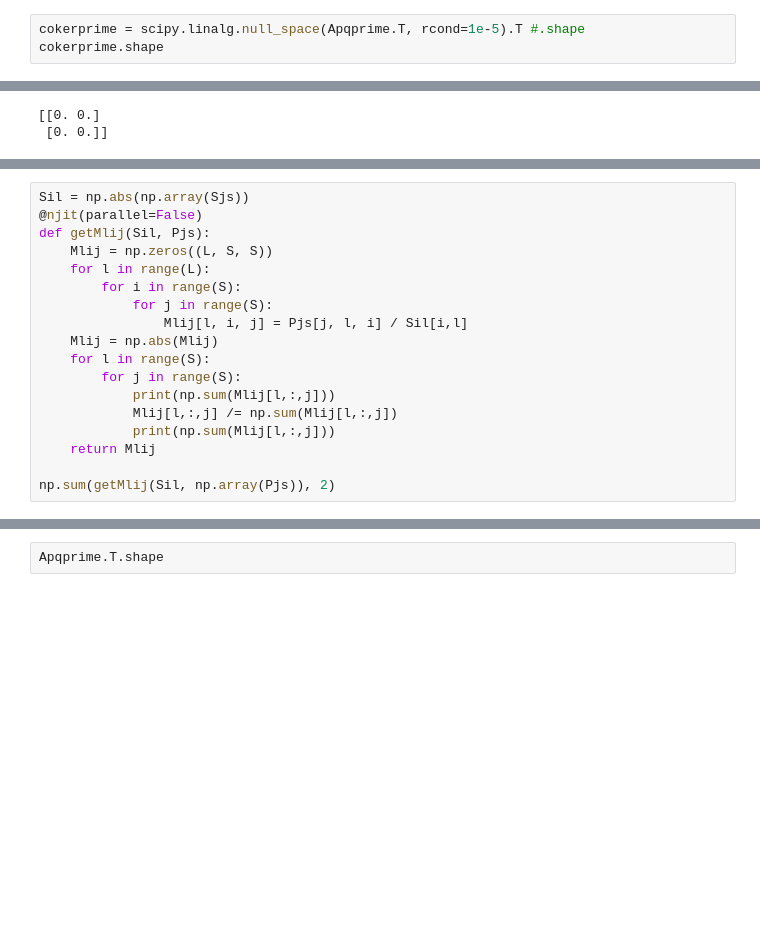
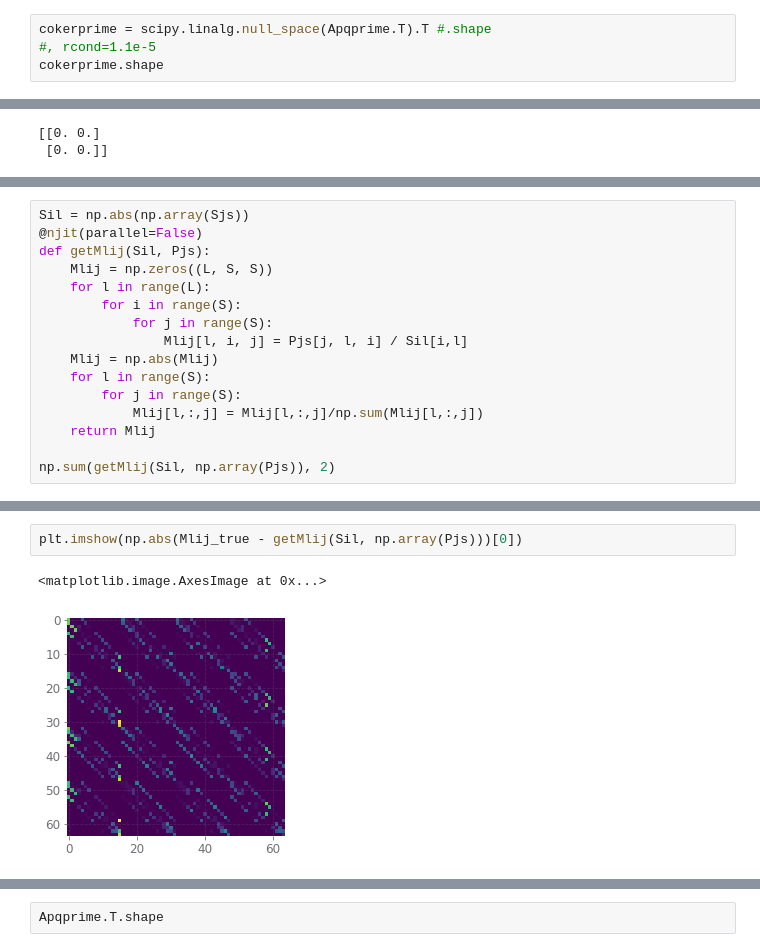
Before and after one commit to hetankevin/off-policy, a Jupyter notebook: ClusterTrajectory.ipynb, the cells around one changed output, grey strips where cells are left out. Saved outputs shown, nothing was run; the diff lists cells and outputs as text; blank space fills up the shorter version.

```diff
--- a/ClusterTrajectory.ipynb
+++ b/ClusterTrajectory.ipynb
@@ -349,5 +438,6 @@ plt.imshow(Apqprime != 0, aspect='auto', cmap='tab20')
 # %%
-cokerprime = scipy.linalg.null_space(Apqprime.T, rcond=1e-5).T #.shape
+cokerprime = scipy.linalg.null_space(Apqprime.T).T #.shape
+#, rcond=1.1e-5
 cokerprime.shape
 # %% [output]
 (2, 256)
@@ -395,9 +485,7 @@ def getMlij(Sil, Pjs):
     Mlij = np.abs(Mlij)
     for l in range(S):
         for j in range(S):
-            print(np.sum(Mlij[l,:,j]))
-            Mlij[l,:,j] /= np.sum(Mlij[l,:,j])
-            print(np.sum(Mlij[l,:,j]))
+            Mlij[l,:,j] = Mlij[l,:,j]/np.sum(Mlij[l,:,j])
     return Mlij
 
 np.sum(getMlij(Sil, np.array(Pjs)), 2)
@@ -405,0 +510,5 @@ NameError: name 'np' is not defined
+# %%
+plt.imshow(np.abs(Mlij_true - getMlij(Sil, np.array(Pjs)))[0])
+# %% [output]
+<matplotlib.image.AxesImage at 0x...>
+[figure, added]
```
Also changed, not shown: parts of 31 cells of this notebook, 4 other files.
